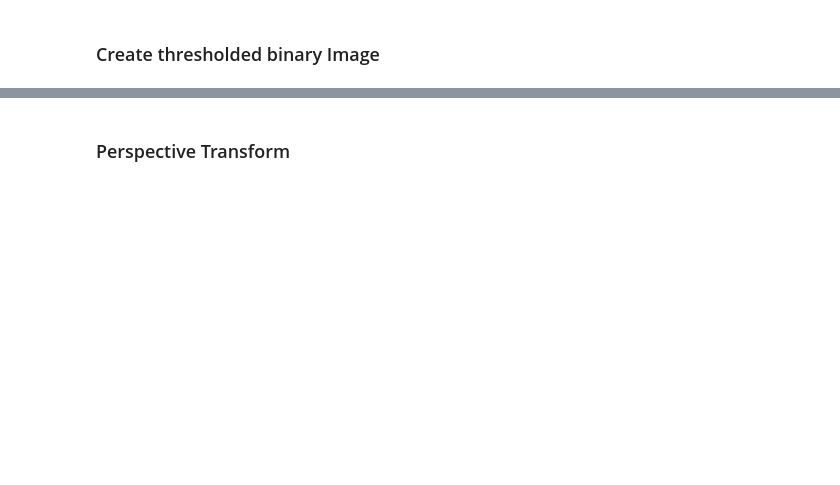
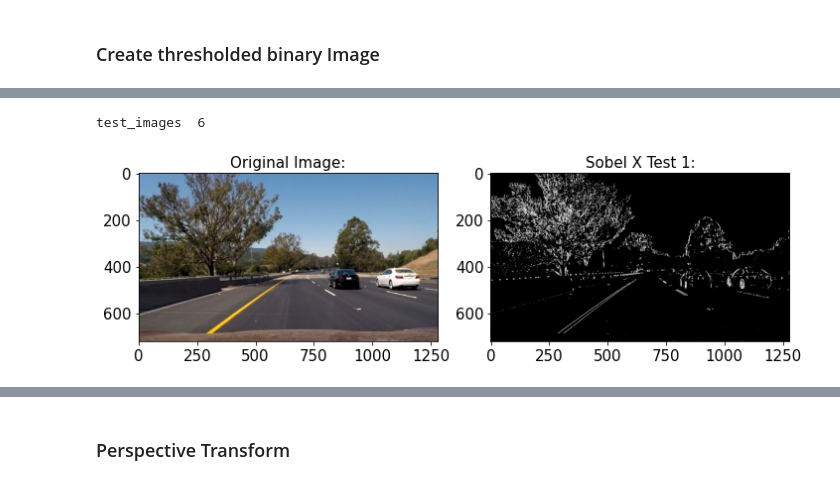
Before and after one commit to Usam95/CarND-Advanced-Lane-Lines, a Jupyter notebook: Advanced_Lane_Lines.ipynb, the cells around one changed output, grey strips where cells are left out. Drawn from its saved outputs; the diff is of its cells as text; code cells hidden in the pictures; blank space fills up the shorter version.

```diff
--- a/Advanced_Lane_Lines.ipynb
+++ b/Advanced_Lane_Lines.ipynb
@@ -115,2 +303,7 @@ def abs_sobel_thresh(img, orient='x', sobel_kernel=3, thresh=(0,255)):
+# %%
+pipeline(op='Sobel X')
+# %% [output]
+test_images  6
+[figure, added]
 # %%
 # function to return magnitute of derivatives thresholded binary output
```
Also changed, not shown: parts of 21 cells of this notebook.
